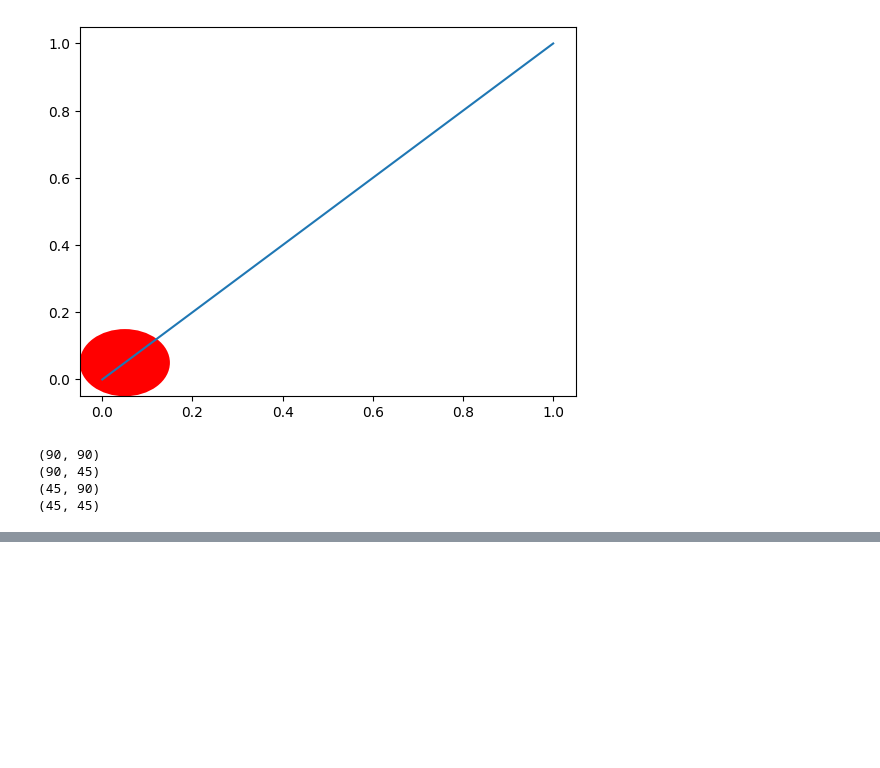
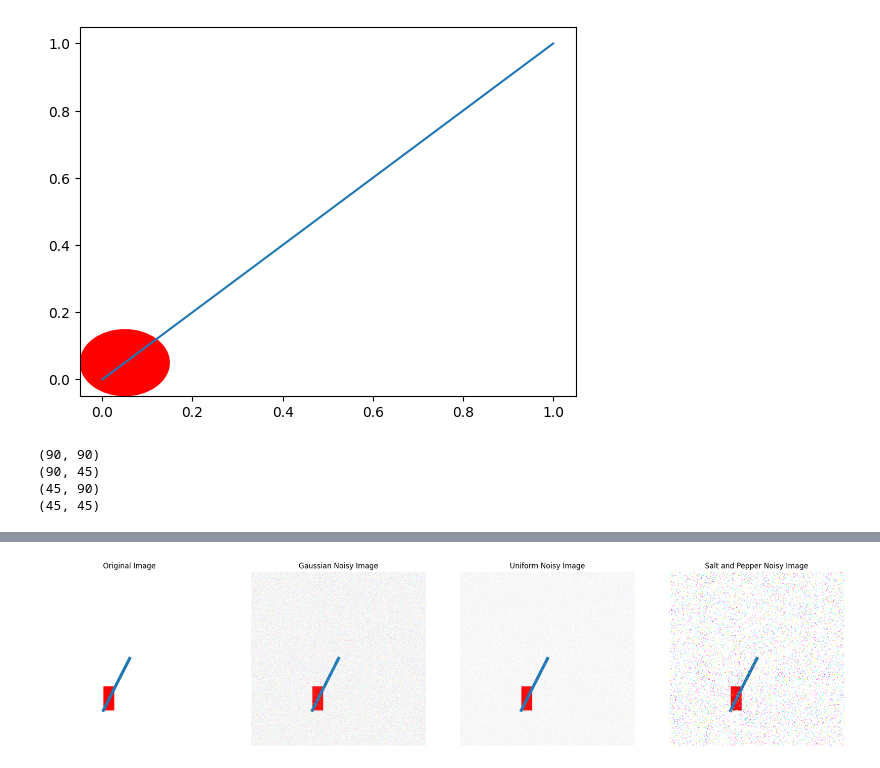
Before and after one commit to ChenKaiXuSan/Hand_Cycle_Motion_PyTorch, a Jupyter notebook: pendulum_motion/test.ipynb, the cells around one changed output, grey strips where cells are left out. Cells and saved outputs as stored; diff of their text form; code cells hidden in the pictures; blank space fills up the shorter version.

Commit message:
add custom transform

```diff
--- a/pendulum_motion/test.ipynb
+++ b/pendulum_motion/test.ipynb
@@ -87,0 +69,87 @@ for combo in unique_combinations:
+# %%
+import torch
+import torchvision.transforms as transforms
+from PIL import Image
+import matplotlib.pyplot as plt
+
+# 加载图像
+image = Image.open('/workspace/train_rect_left135_right135_temp.png')
+
+# 定义图像转换
+transform = transforms.Compose([
+    transforms.ToTensor(),  # 转换为张量并归一化到 [0, 1] 范围
+])
+
+# 应用转换
+image_tensor = transform(image)
+
+# 添加高斯噪声
+def add_gaussian_noise(image_tensor, mean=0.0, std=0.1):
+    noise = torch.randn(image_tensor.size()) * std + mean
+    noisy_image = image_tensor + noise
+    noisy_image = torch.clamp(noisy_image, 0.0, 1.0)
+    return noisy_image
+
+# 添加均匀噪声
+def add_uniform_noise(image_tensor, low=-0.1, high=0.1):
+    noise = torch.rand(image_tensor.size()) * (high - low) + low
+    noisy_image = image_tensor + noise
+    noisy_image = torch.clamp(noisy_image, 0.0, 1.0)
+    return noisy_image
+
+# 添加椒盐噪声
+def add_salt_and_pepper_noise(image_tensor, prob=0.05):
+    # 创建一个与图像大小相同的随机数掩码
+    noise = torch.rand(image_tensor.size())
+
+    # 创建一个新的张量副本，以便不修改原始图像张量
+    noisy_image = image_tensor.clone()
+
+    # 将噪声概率小于 prob/2 的像素设置为 0（椒噪声）
+    noisy_image[noise < (prob / 2)] = 0
+
+    # 将噪声概率大于 1 - prob/2 的像素设置为 1（盐噪声）
+    noisy_image[noise > 1 - (prob / 2)] = 1
+
+    return noisy_image
+
+# 将张量转换回图像
+to_pil = transforms.ToPILImage()
+
+# 原始图像
+original_image = to_pil(image_tensor)
+
+# 高斯噪声图像
+gaussian_noisy_image_tensor = add_gaussian_noise(image_tensor)
+gaussian_noisy_image = to_pil(gaussian_noisy_image_tensor)
+
+# 均匀噪声图像
+uniform_noisy_image_tensor = add_uniform_noise(image_tensor)
+uniform_noisy_image = to_pil(uniform_noisy_image_tensor)
+
+# 椒盐噪声图像
+salt_and_pepper_noisy_image_tensor = add_salt_and_pepper_noise(image_tensor)
+salt_and_pepper_noisy_image = to_pil(salt_and_pepper_noisy_image_tensor)
+
+# 显示原始图像和加噪图像
+fig, axes = plt.subplots(1, 4, figsize=(24, 6))
+
+axes[0].imshow(original_image)
+axes[0].set_title('Original Image')
+axes[0].axis('off')
+
+axes[1].imshow(gaussian_noisy_image)
+axes[1].set_title('Gaussian Noisy Image')
+axes[1].axis('off')
+
+axes[2].imshow(uniform_noisy_image)
+axes[2].set_title('Uniform Noisy Image')
+axes[2].axis('off')
+
+axes[3].imshow(salt_and_pepper_noisy_image)
+axes[3].set_title('Salt and Pepper Noisy Image')
+axes[3].axis('off')
+
+plt.show()
+# %% [output]
+[figure, added]
```
Also changed, not shown: parts of 1 cell of this notebook, 11 other files.
